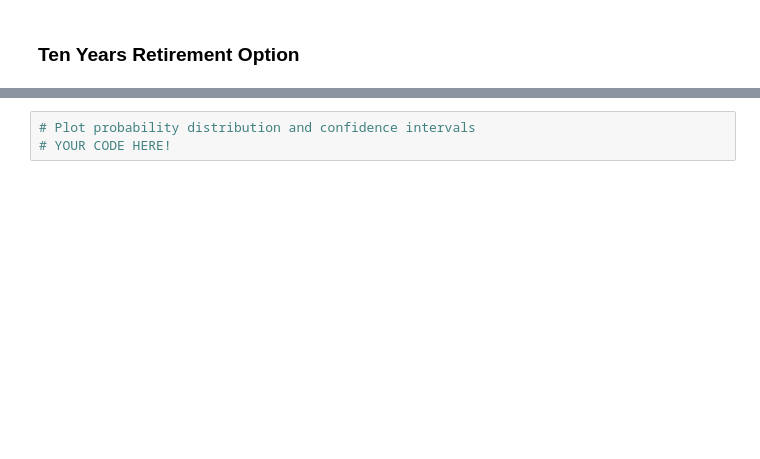
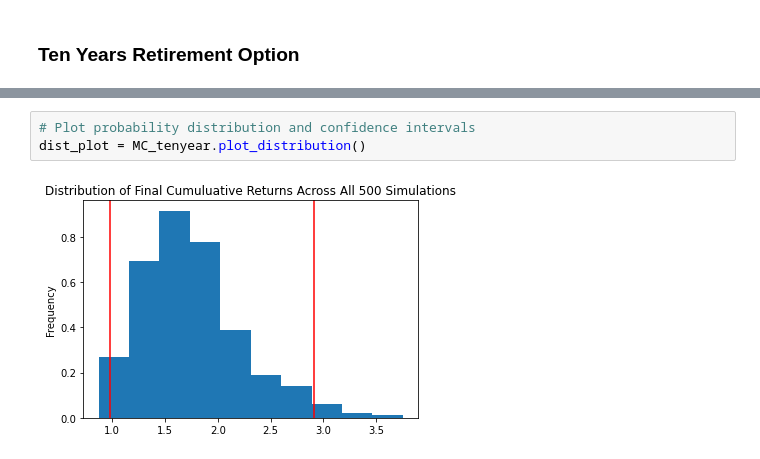
Before and after one commit to valleriia/HW5-APIs, a Jupyter notebook: financial-planner.ipynb, the cells around one changed output, grey strips where cells are left out. Drawn from its saved outputs; the diff is of its cells as text; blank space fills up the shorter version.

```diff
--- a/financial-planner.ipynb
+++ b/financial-planner.ipynb
@@ -297,5 +480,7 @@ print(f"There is a 95% chance that an initial investment of ${initial_investment
 # %%
 # Plot probability distribution and confidence intervals
-# YOUR CODE HERE!
+dist_plot = MC_tenyear.plot_distribution()
+# %% [output]
+[figure, added]
 # %%
 # Fetch summary statistics from the Monte Carlo simulation results
```
Also changed, not shown: parts of 23 cells of this notebook, 2 other files.
